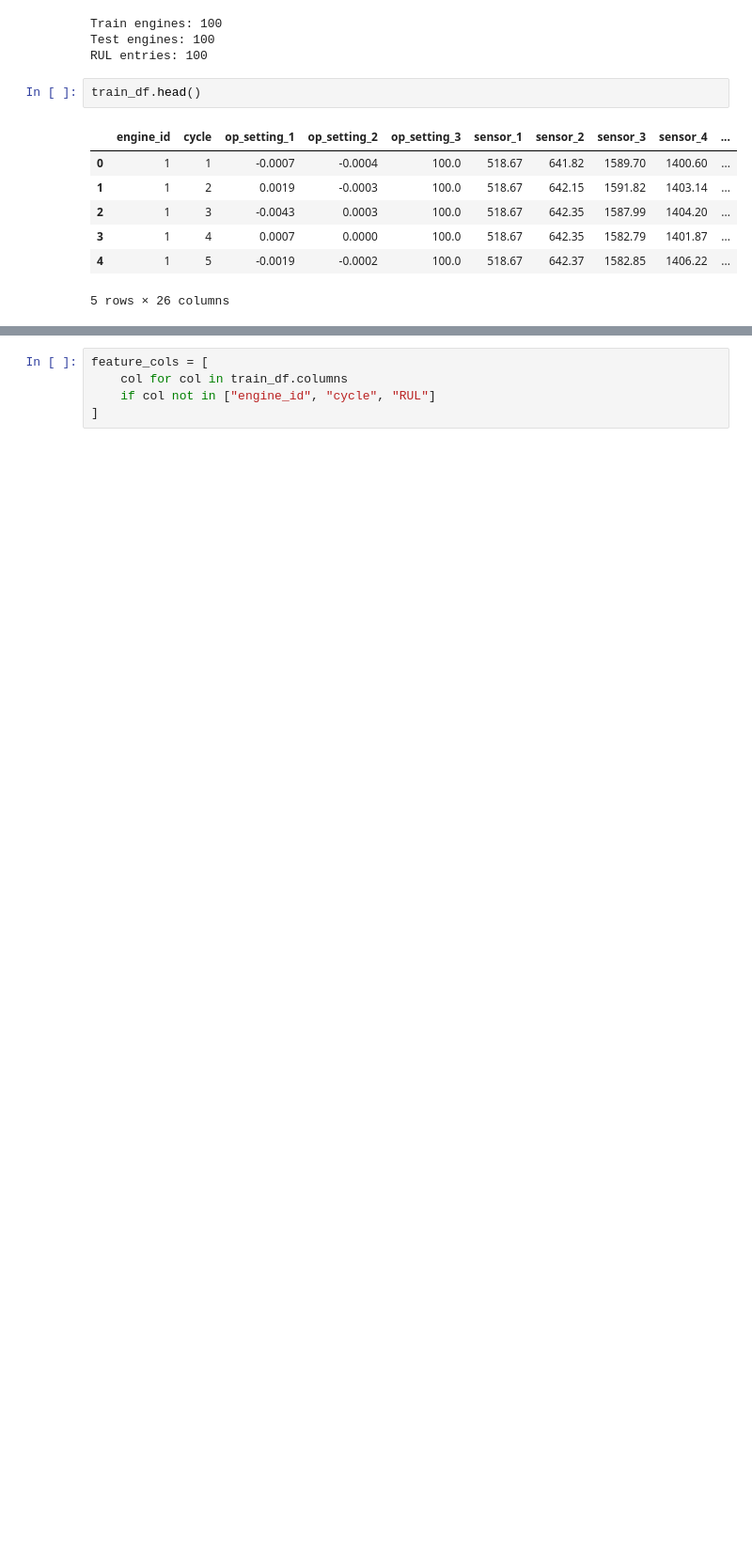
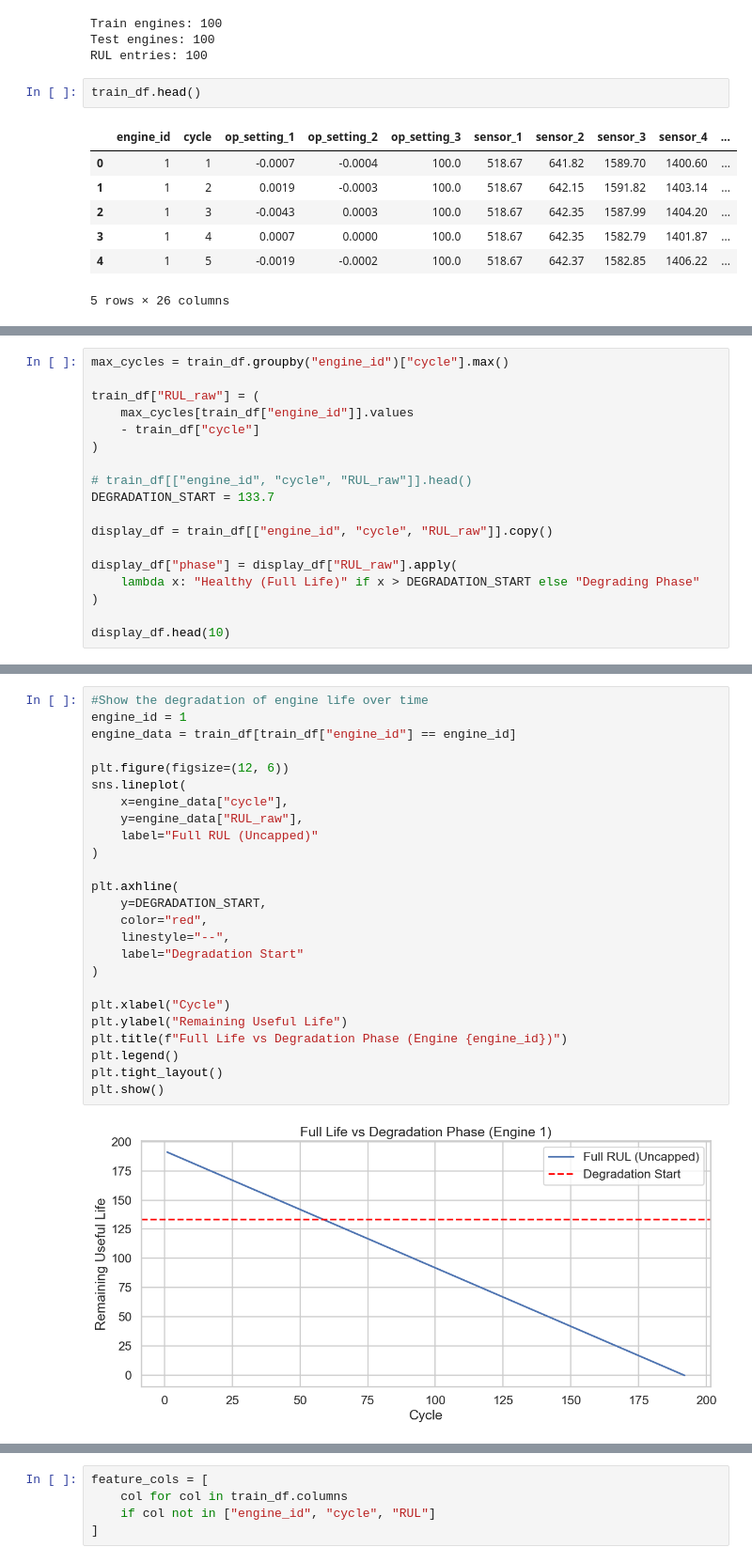
Before and after one commit to Hacknova49/Team-ID-25KTJAI-S353398-AI-Hackathon-, a Jupyter notebook: test1.ipynb, the cells around one changed output, grey strips where cells are left out. Shown at 94% size. Saved outputs shown, nothing was run; the diff lists cells and outputs as text; blank space fills up the shorter version.

```diff
--- a/test1.ipynb
+++ b/test1.ipynb
@@ -70,0 +185,18 @@ train_df.head()
+# %%
+max_cycles = train_df.groupby("engine_id")["cycle"].max()
+
+train_df["RUL_raw"] = (
+    max_cycles[train_df["engine_id"]].values
+    - train_df["cycle"]
+)
+
+# train_df[["engine_id", "cycle", "RUL_raw"]].head()
+DEGRADATION_START = 133.7
+
+display_df = train_df[["engine_id", "cycle", "RUL_raw"]].copy()
+
+display_df["phase"] = display_df["RUL_raw"].apply(
+    lambda x: "Healthy (Full Life)" if x > DEGRADATION_START else "Degrading Phase"
+)
+
+display_df.head(10)
@@ -71 +215,28 @@ train_df.head()
+# %%
+#Show the degradation of engine life over time
+engine_id = 1
+engine_data = train_df[train_df["engine_id"] == engine_id]
+
+plt.figure(figsize=(12, 6))
+sns.lineplot(
+    x=engine_data["cycle"],
+    y=engine_data["RUL_raw"],
+    label="Full RUL (Uncapped)"
+)
+
+plt.axhline(
+    y=DEGRADATION_START,
+    color="red",
+    linestyle="--",
+    label="Degradation Start"
+)
+
+plt.xlabel("Cycle")
+plt.ylabel("Remaining Useful Life")
+plt.title(f"Full Life vs Degradation Phase (Engine {engine_id})")
+plt.legend()
+plt.tight_layout()
+plt.show()
+# %% [output]
+[figure, added]
 # %%
```
Also changed, not shown: parts of 13 cells of this notebook.
